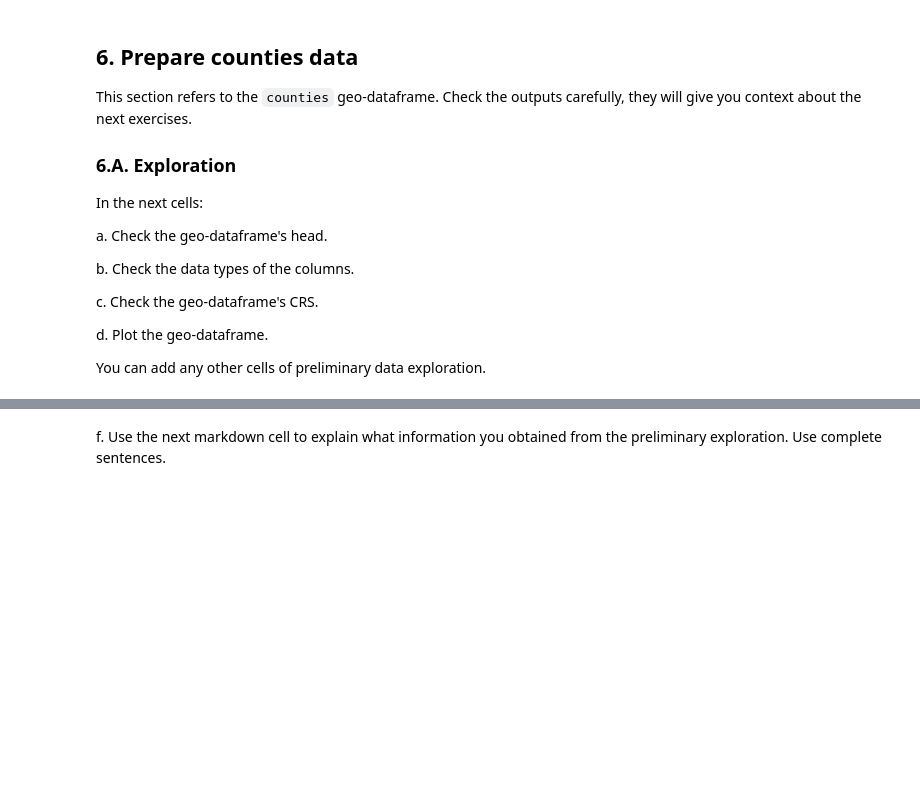
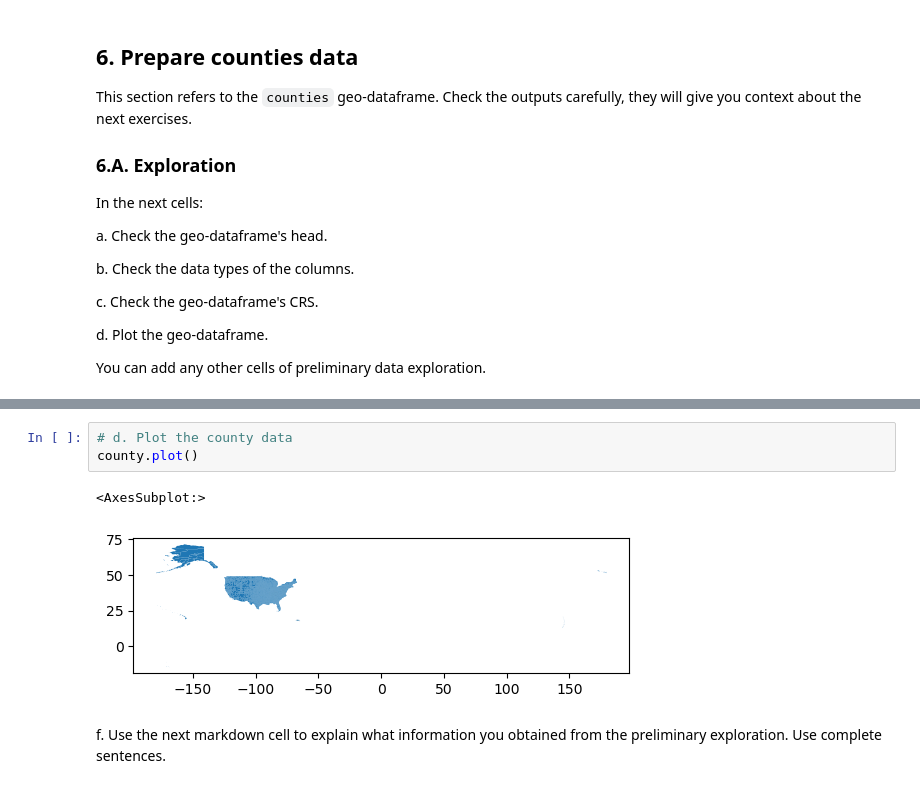
Before and after one commit to nicolelpepper/eds220-hwk3, a Jupyter notebook: hwk3-task2-oil-spills.ipynb, the cells around one changed output, grey strips where cells are left out. Saved outputs shown, nothing was run; the diff lists cells and outputs as text; blank space fills up the shorter version.

Commit message:
Clean county dataset

```diff
--- a/hwk3-task2-oil-spills.ipynb
+++ b/hwk3-task2-oil-spills.ipynb
@@ -266,3 +322,9 @@ You can add any other cells of preliminary data exploration.
+# %%
+# d. Plot the county data
+county.plot()
+# %% [output]
+<AxesSubplot:>
+[figure, added]
 # %% [markdown]
 <!-- BEGIN QUESTION -->
 
```
Also changed, not shown: parts of 29 cells of this notebook.
